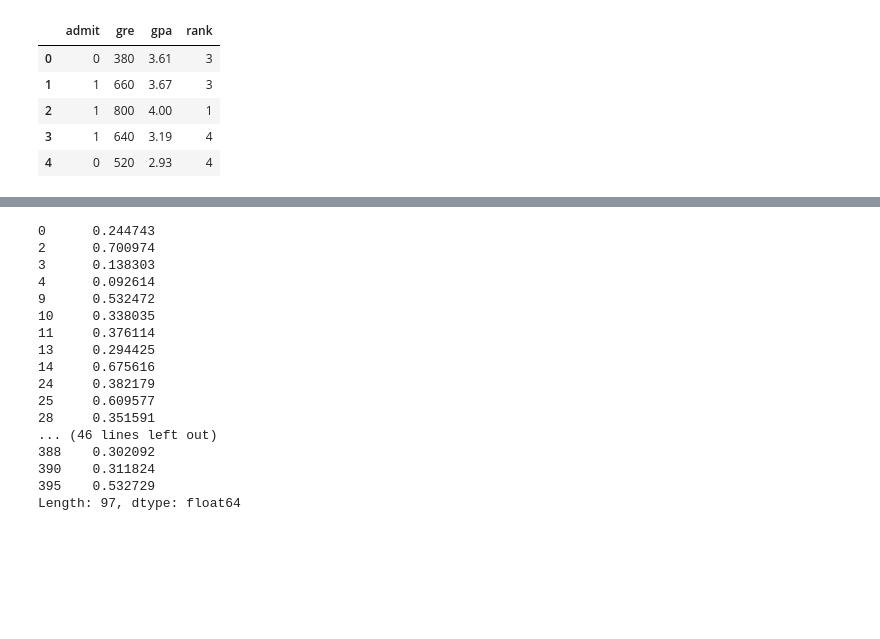
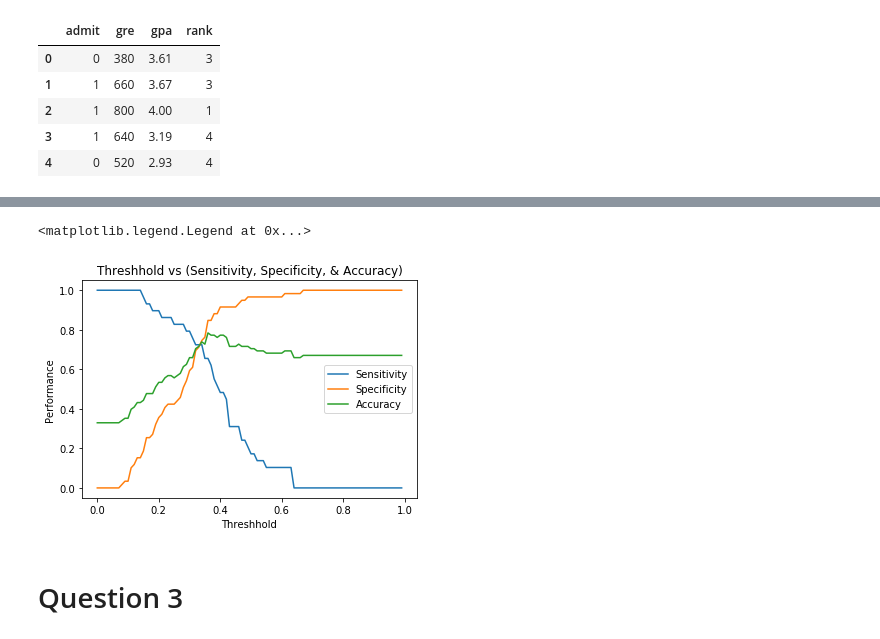
Before and after one commit to varose99/ds4bme, a Jupyter notebook: Quiz4_vrose9.ipynb, the cells around one changed output, grey strips where cells are left out. Cells and saved outputs as stored; diff of their text form; code cells hidden in the pictures; blank space fills up the shorter version.

```diff
--- a/Quiz4_vrose9.ipynb
+++ b/Quiz4_vrose9.ipynb
@@ -179,20 +173,26 @@ array([ 0.,  0.,  0.,  1.,  1.,  1.,  1.,  4.,  6.,  7.,  9., 12., 13.,
-# %%
-yhat
-# %% [output]
-0      0.244743
-2      0.700974
-3      0.138303
-4      0.092614
-9      0.532472
-10     0.338035
-11     0.376114
-13     0.294425
-14     0.675616
-24     0.382179
-25     0.609577
-28     0.351591
-... (46 lines left out)
-388    0.302092
-390    0.311824
-395    0.532729
-Length: 97, dtype: float64
+# %%
+sensitivity = np.zeros(len(results[:,0]))
+specificity = np.zeros(len(results[:,0]))
+#accuracy = np.zeros(len(results[:,0]))
+good = results[:,0] + results[:,3]
+total = sum(results[1,:])
+accuracy = good/total
+for i in range(len(results[:,0])):
+  sensitivity[i] = results[i,0]/(results[i,0]+results[i,3])
+  specificity[i] = results[i,2]/(results[i,2]+results[i,1])
+  accuracy[i] = (results[i,0]+results[i,2])/(sum(results[1,:]))
+  #print(sum)
+# %%
+plt.figure()
+plt.plot(thresh,sensitivity)
+plt.plot(thresh,specificity)
+plt.plot(thresh,accuracy)
+plt.title('Threshhold vs (Sensitivity, Specificity, & Accuracy)')
+plt.ylabel('Performance')
+plt.xlabel('Threshhold')
+plt.legend(['Sensitivity','Specificity','Accuracy'])
+# %% [output]
+<matplotlib.legend.Legend at 0x...>
+[figure, added]
+# %% [markdown]
+# Question 3
```
Also changed, not shown: parts of 7 cells of this notebook.
